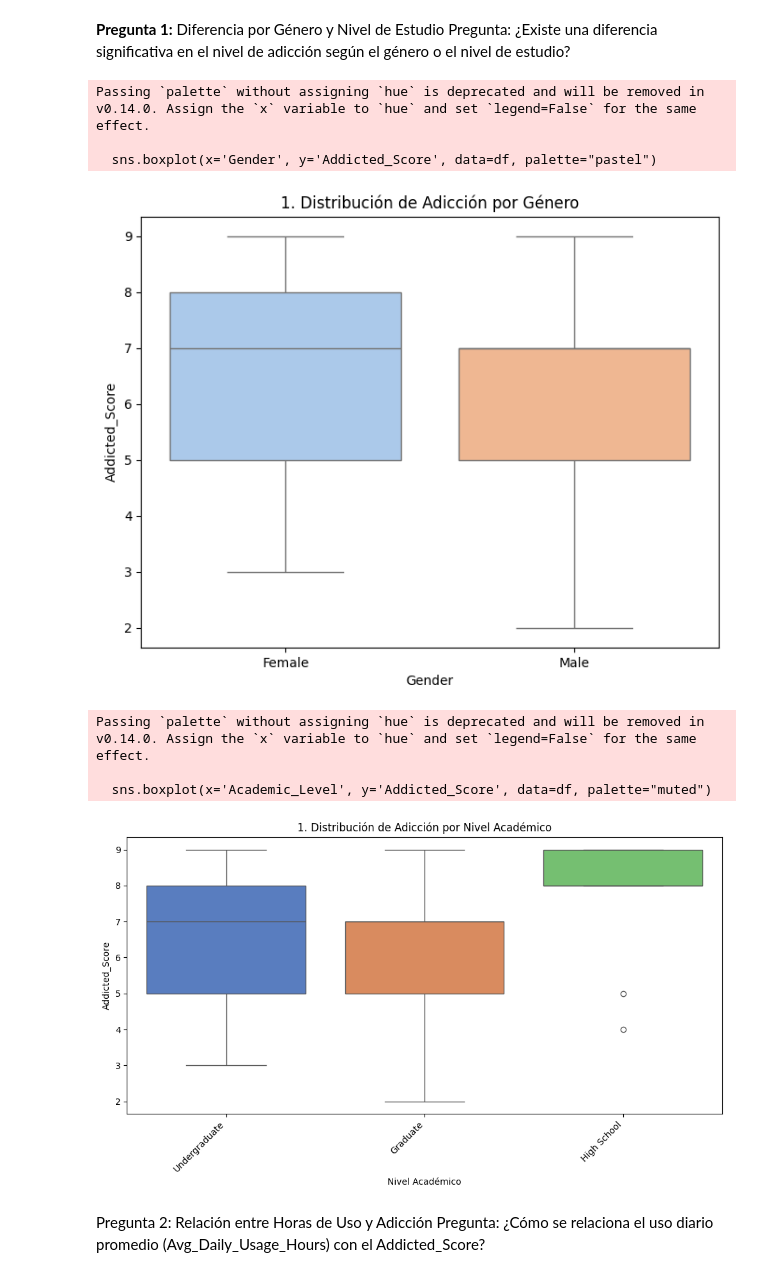
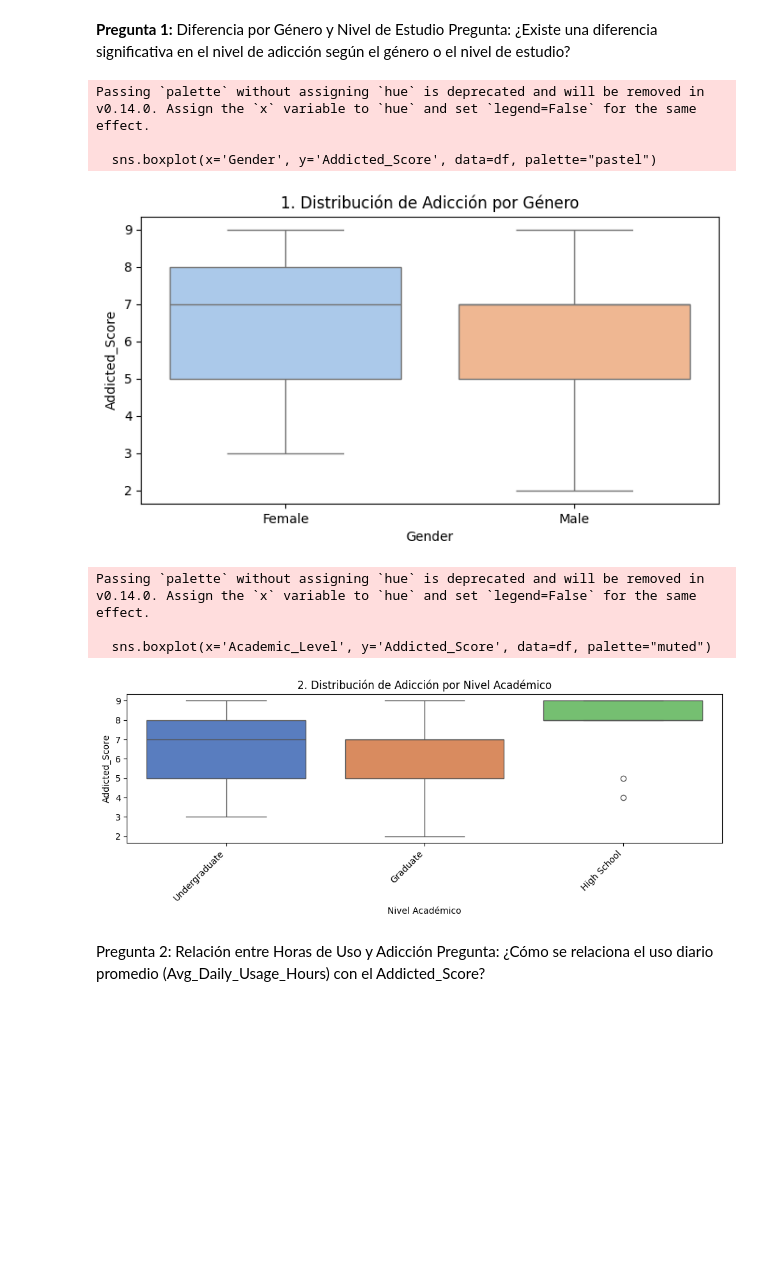
Before and after one commit to vazquezsilvana/Data-Science-II-EntregaFinal, a Jupyter notebook: VazquezSilvana_EntregaFinal.ipynb, the cells around one changed output. Drawn from its saved outputs; the diff is of its cells as text; code cells hidden in the pictures; blank space fills up the shorter version.

```diff
--- a/VazquezSilvana_EntregaFinal.ipynb
+++ b/VazquezSilvana_EntregaFinal.ipynb
@@ -63,7 +63,7 @@ Una puntuación compuesta de 1 (baja adicción) a 10 (alta adicción) basada en
 # %% [markdown]
 Fuente: https://www.kaggle.com/datasets/adilshamim8/social-media-addiction-vs-relationships
 # %%
-url = 'https://raw.githubusercontent.com/vazquezsilvana/Data-Science-II-Preentrega/refs/heads/main/Students%20Social%20Media%20Addiction.csv'
+url = 'https://raw.githubusercontent.com/vazquezsilvana/Data-Science-II-EntregaFinal/refs/heads/main/Students%20Social%20Media%20Addiction.csv'
 df = pd.read_csv(url, sep=",")
 df
 # %% [output]
@@ -174,28 +259,28 @@ La cantidad total de filas duplicadas es: 0
 Pregunta: ¿Existe una diferencia significativa en el nivel de adicción según el género o el nivel de estudio?
 # %%
 # --- Análisis por Género ---
-plt.figure(figsize=(8, 6))
+plt.figure(figsize=(8, 4))
 sns.boxplot(x='Gender', y='Addicted_Score', data=df, palette="pastel")
 plt.title('1. Distribución de Adicción por Género')
 plt.show()
 
 # --- Análisis por Nivel Académico ---
-plt.figure(figsize=(10, 6))
+plt.figure(figsize=(10, 4))
 sns.boxplot(x='Academic_Level', y='Addicted_Score', data=df, palette="muted")
-plt.title('1. Distribución de Adicción por Nivel Académico')
+plt.title('2. Distribución de Adicción por Nivel Académico')
 plt.xlabel('Nivel Académico')
 plt.xticks(rotation=45, ha='right')
 plt.tight_layout()
 plt.show()
 # %% [output]
 Passing `palette` without assigning `hue` is deprecated and will be removed in v0.14.0. Assign the `x` variable to `hue` and set `legend=False` for the same effect.
 
   sns.boxplot(x='Gender', y='Addicted_Score', data=df, palette="pastel")
-[figure, old version]
+[figure, new version]
 Passing `palette` without assigning `hue` is deprecated and will be removed in v0.14.0. Assign the `x` variable to `hue` and set `legend=False` for the same effect.
 
   sns.boxplot(x='Academic_Level', y='Addicted_Score', data=df, palette="muted")
-[figure, old version]
+[figure, new version]
 # %% [markdown]
 Pregunta 2: Relación entre Horas de Uso y Adicción
 Pregunta: ¿Cómo se relaciona el uso diario promedio (Avg_Daily_Usage_Hours) con el Addicted_Score?
```
Also changed, not shown: parts of 11 cells of this notebook.
